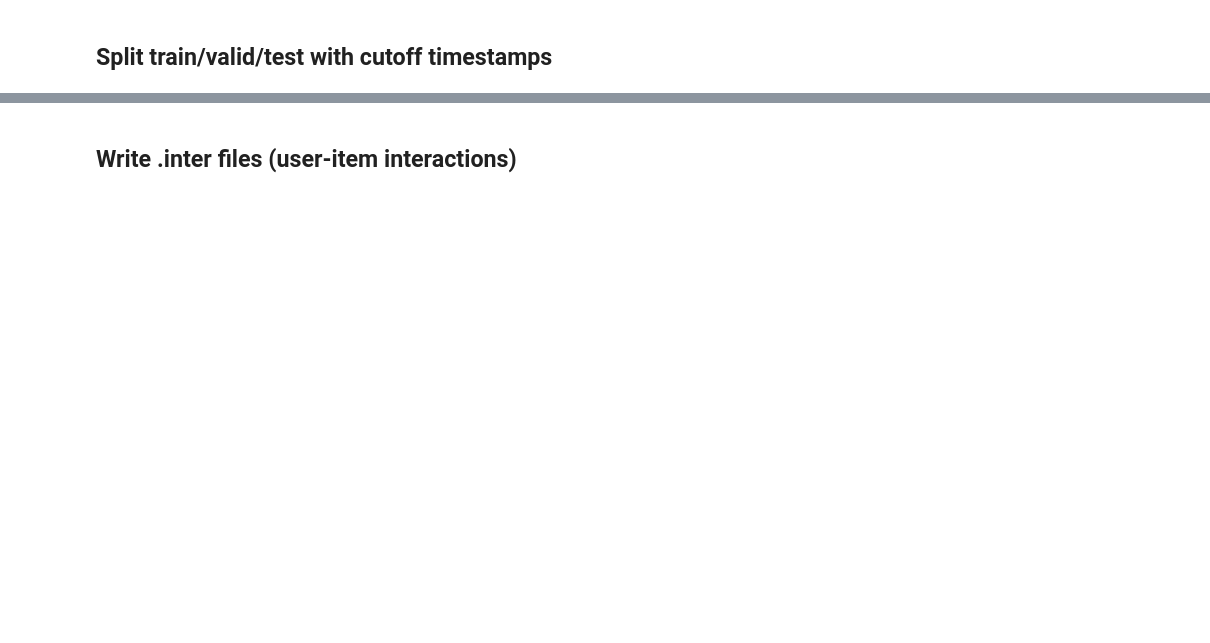
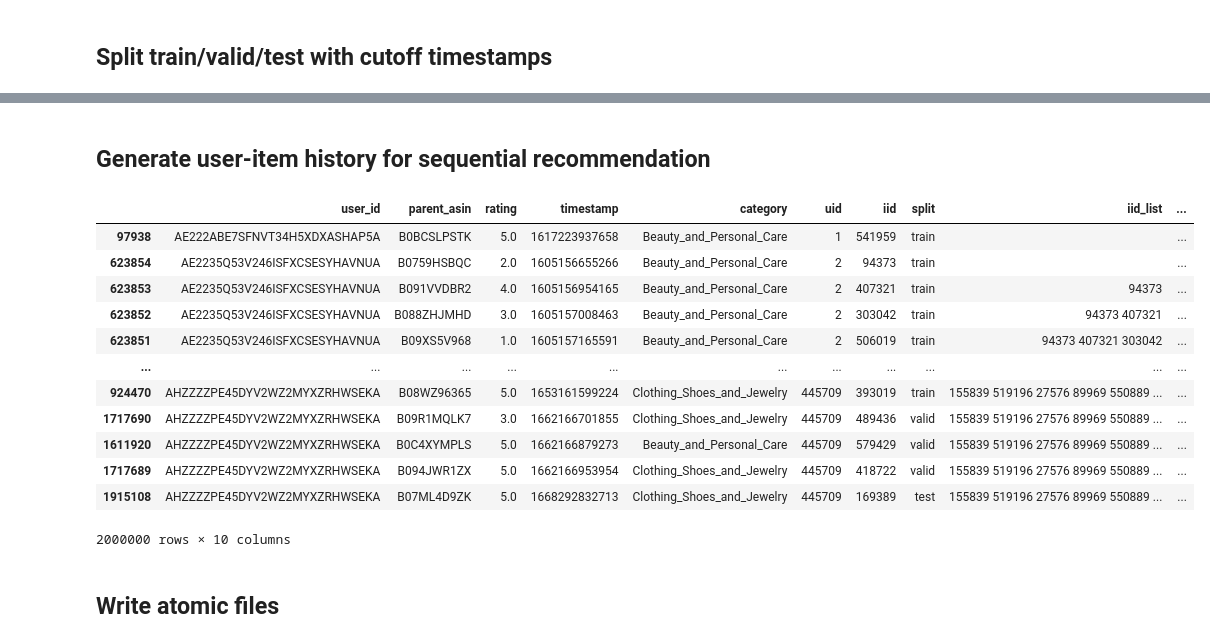
Before and after one commit to nginyc/amazon-beauty-product-recommender, a Jupyter notebook: preprocess/prepare-dataset.ipynb, the cells around one changed output, grey strips where cells are left out. Cells and saved outputs as stored; diff of their text form; code cells hidden in the pictures; blank space fills up the shorter version.

```diff
--- a/preprocess/prepare-dataset.ipynb
+++ b/preprocess/prepare-dataset.ipynb
@@ -116,2 +142,9 @@ memory usage: 417.6+ MB
+# %%
+df_reviews['uid'] = df_reviews['user_id'].map(user_map)
+df_reviews['iid'] = df_reviews['parent_asin'].map(item_map)
 # %% [markdown]
 ## Split train/valid/test with cutoff timestamps
+# %%
+# Only reviews from the target category
+df_target_reviews = df_reviews[df_reviews["category"] == TARGET_CATEGORY]
+df_target_reviews
@@ -118,5 +165,6 @@ memory usage: 417.6+ MB
 # %%
-timestamps = sorted(df_reviews["timestamp"].values)
+# Determine cutoff timestamps for train/valid/test splits based on the target category only
+timestamps = sorted(df_target_reviews["timestamp"].values)
 train_end_ts = timestamps[int(len(timestamps) * TRAIN_RATIO)]
 valid_end_ts = timestamps[int(len(timestamps) * (TRAIN_RATIO + VALID_RATIO))]
 print(f"Train end timestamp: {train_end_ts} ({pd.Timestamp(train_end_ts, unit='ms', tz='UTC')})")
@@ -137,0 +221,9 @@ Test reviews: 1094731
+# %%
+df_items = (
+    df_reviews[["iid", "category"]]
+    .assign(is_target=(df_reviews["category"] == TARGET_CATEGORY))
+    .groupby("iid", as_index=False)["is_target"]
+    .any()
+)
+target_item_ids: set[str] = set(df_items[df_items["is_target"]]["iid"])
+df_items
@@ -138,2 +244,56 @@ Test reviews: 1094731
+# %% [markdown]
+## Generate user-item history for sequential recommendation
+# %%
+df_sorted: pd.DataFrame = pd.concat(
+    [
+        df_reviews_train.assign(split="train"),
+        df_reviews_valid.assign(split="valid"),
+        df_reviews_test.assign(split="test"),
+    ],
+    ignore_index=True,
+).sort_values(
+    ["uid", "timestamp"],
+    ascending=[True, True],
+    kind="mergesort",
+)
+
+def build_history(series: pd.Series) -> pd.Series:
+    result: list[str] = []
+    history: list[int] = []
+    for val in series:
+        result.append(" ".join(map(str, history[-MAX_ITEM_LIST_LENGTH:])))
+        history.append(val)
+    return pd.Series(result, index=series.index, dtype='str')
+
+# History for all items (not just target category)
+df_sorted["iid_list"] = (
+    df_sorted.groupby("uid", sort=False)["iid"]
+    .transform(build_history)
+)
+
+# History for items in the target category only
+df_sorted["target_iid_list"] = ""
+target_mask = df_sorted['iid'].isin(target_item_ids)
+df_sorted.loc[target_mask, "target_iid_list"] = (
+    df_sorted[target_mask]
+    .groupby("uid", sort=False)["iid"]
+    .transform(build_history)
+)
+
+df_sorted
+# %% [output]
+|  | user_id | parent_asin | rating | timestamp | category | uid | iid | split | iid_list | ... |
+| 97938 | AE222ABE7SFNVT34H5XDXASHAP5A | B0BCSLPSTK | 5.0 | 1617223937658 | Beauty_and_Personal_Care | 1 | 541959 | train |  | ... |
+| 623854 | AE2235Q53V246ISFXCSESYHAVNUA | B0759HSBQC | 2.0 | 1605156655266 | Beauty_and_Personal_Care | 2 | 94373 | train |  | ... |
+| 623853 | AE2235Q53V246ISFXCSESYHAVNUA | B091VVDBR2 | 4.0 | 1605156954165 | Beauty_and_Personal_Care | 2 | 407321 | train | 94373 | ... |
+| 623852 | AE2235Q53V246ISFXCSESYHAVNUA | B088ZHJMHD | 3.0 | 1605157008463 | Beauty_and_Personal_Care | 2 | 303042 | train | 94373 407321 | ... |
+| 623851 | AE2235Q53V246ISFXCSESYHAVNUA | B09XS5V968 | 1.0 | 1605157165591 | Beauty_and_Personal_Care | 2 | 506019 | train | 94373 407321 303042 | ... |
+| ... | ... | ... | ... | ... | ... | ... | ... | ... | ... | ... |
+| 924470 | AHZZZZPE45DYV2WZ2MYXZRHWSEKA | B08WZ96365 | 5.0 | 1653161599224 | Clothing_Shoes_and_Jewelry | 445709 | 393019 | train | 155839 519196 27576 89969 550889 ... | ... |
+| 1717690 | AHZZZZPE45DYV2WZ2MYXZRHWSEKA | B09R1MQLK7 | 3.0 | 1662166701855 | Clothing_Shoes_and_Jewelry | 445709 | 489436 | valid | 155839 519196 27576 89969 550889 ... | ... |
+| 1611920 | AHZZZZPE45DYV2WZ2MYXZRHWSEKA | B0C4XYMPLS | 5.0 | 1662166879273 | Beauty_and_Personal_Care | 445709 | 579429 | valid | 155839 519196 27576 89969 550889 ... | ... |
+| 1717689 | AHZZZZPE45DYV2WZ2MYXZRHWSEKA | B094JWR1ZX | 5.0 | 1662166953954 | Clothing_Shoes_and_Jewelry | 445709 | 418722 | valid | 155839 519196 27576 89969 550889 ... | ... |
+| 1915108 | AHZZZZPE45DYV2WZ2MYXZRHWSEKA | B07ML4D9ZK | 5.0 | 1668292832713 | Clothing_Shoes_and_Jewelry | 445709 | 169389 | test | 155839 519196 27576 89969 550889 ... | ... |
+2000000 rows × 10 columns
 # %% [markdown]
-## Write .inter files (user-item interactions)
+## Write atomic files
```
Also changed, not shown: parts of 31 cells of this notebook, 1 other file.
